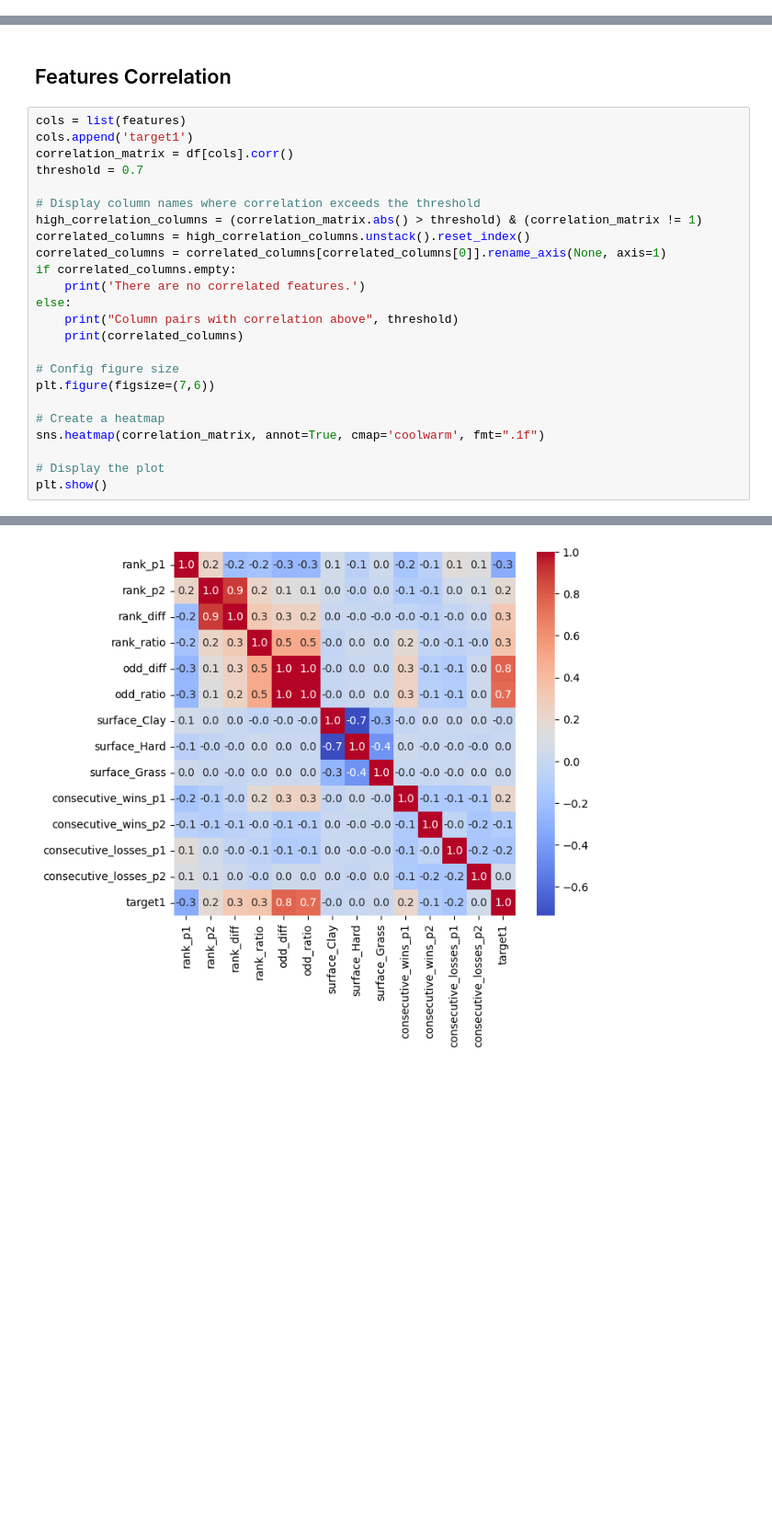
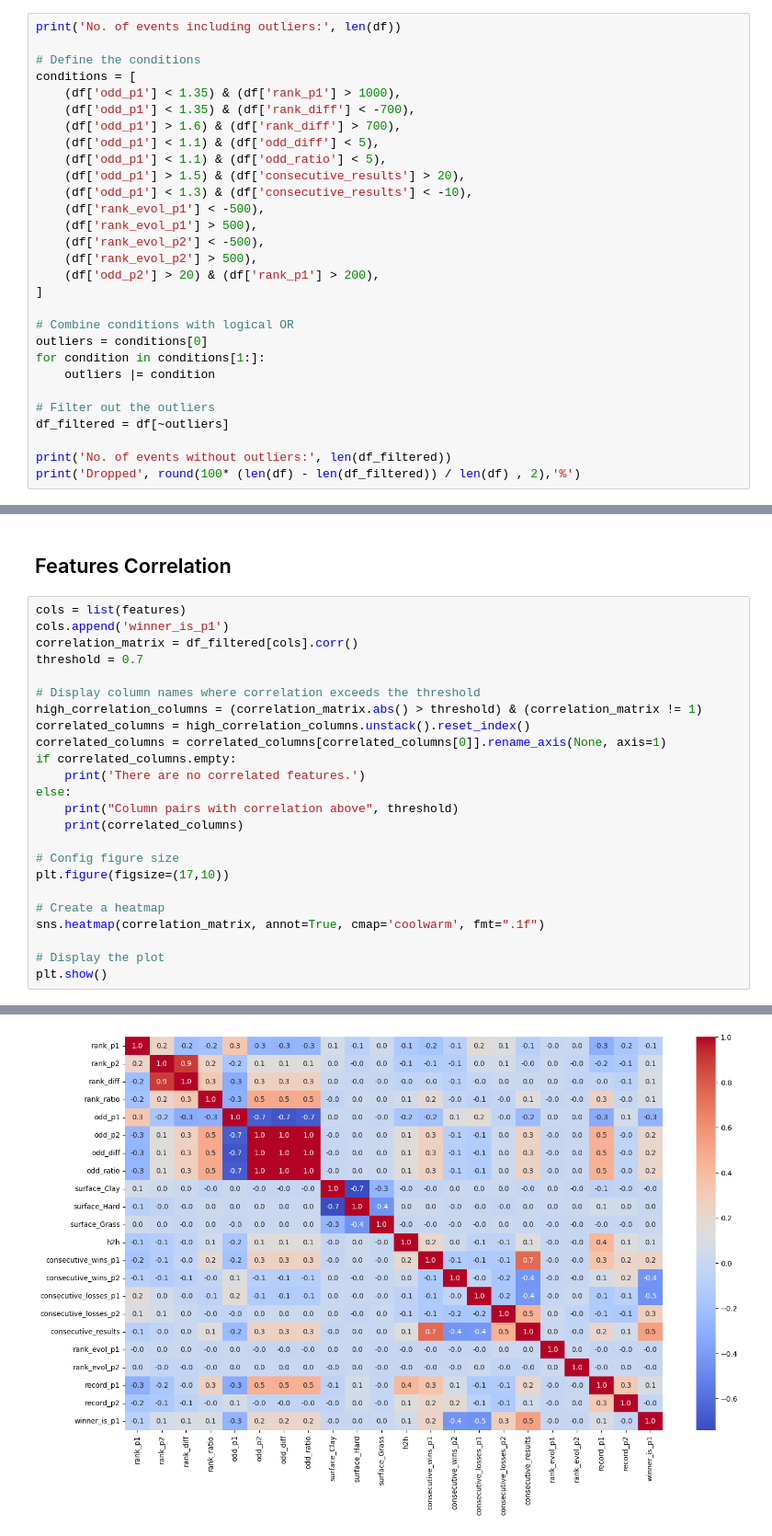
Before and after one commit to inesmteixeira9/tennis-predictor, a Jupyter notebook: notebooks/1.0-data-exploration.ipynb, the cells around one changed output, grey strips where cells are left out. Shown at 92% size. Drawn from its saved outputs; the diff is of its cells as text; blank space fills up the shorter version.

Commit message:
made winner_is_p1 the target. added features h2h, consecutive_results_rank_evolution and records. Removed outliers

```diff
--- a/notebooks/1.0-data-exploration.ipynb
+++ b/notebooks/1.0-data-exploration.ipynb
@@ -388,0 +395,29 @@ df[(df['target1'] < 0.8) & (df['rank_diff'] > 1300)][features]
+# %%
+print('No. of events including outliers:', len(df))
+
+# Define the conditions
+conditions = [
+    (df['odd_p1'] < 1.35) & (df['rank_p1'] > 1000),
+    (df['odd_p1'] < 1.35) & (df['rank_diff'] < -700),
+    (df['odd_p1'] > 1.6) & (df['rank_diff'] > 700),
+    (df['odd_p1'] < 1.1) & (df['odd_diff'] < 5),
+    (df['odd_p1'] < 1.1) & (df['odd_ratio'] < 5),
+    (df['odd_p1'] > 1.5) & (df['consecutive_results'] > 20),
+    (df['odd_p1'] < 1.3) & (df['consecutive_results'] < -10),
+    (df['rank_evol_p1'] < -500),
+    (df['rank_evol_p1'] > 500),
+    (df['rank_evol_p2'] < -500),
+    (df['rank_evol_p2'] > 500),
+    (df['odd_p2'] > 20) & (df['rank_p1'] > 200),
+]
+
+# Combine conditions with logical OR
+outliers = conditions[0]
+for condition in conditions[1:]:
+    outliers |= condition
+
+# Filter out the outliers
+df_filtered = df[~outliers]
+
+print('No. of events without outliers:', len(df_filtered))
+print('Dropped', round(100* (len(df) - len(df_filtered)) / len(df) , 2),'%')
@@ -390,8 +432,8 @@ df[(df['target1'] < 0.8) & (df['rank_diff'] > 1300)][features]
 ## Features Correlation
 # %%
 cols = list(features)
-cols.append('target1')
-correlation_matrix = df[cols].corr()
+cols.append('winner_is_p1')
+correlation_matrix = df_filtered[cols].corr()
 threshold = 0.7
 
 # Display column names where correlation exceeds the threshold
@@ -405,7 +447,7 @@ else:
     print(correlated_columns)
 
 # Config figure size
-plt.figure(figsize=(7,6))
+plt.figure(figsize=(17,10))
 
 # Create a heatmap
 sns.heatmap(correlation_matrix, annot=True, cmap='coolwarm', fmt=".1f")
@@ -428 +474 @@ Column pairs with correlation above 0.7
-[figure, old version]
+[figure, new version]
```
Also changed, not shown: parts of 30 cells of this notebook, 3 other files.
